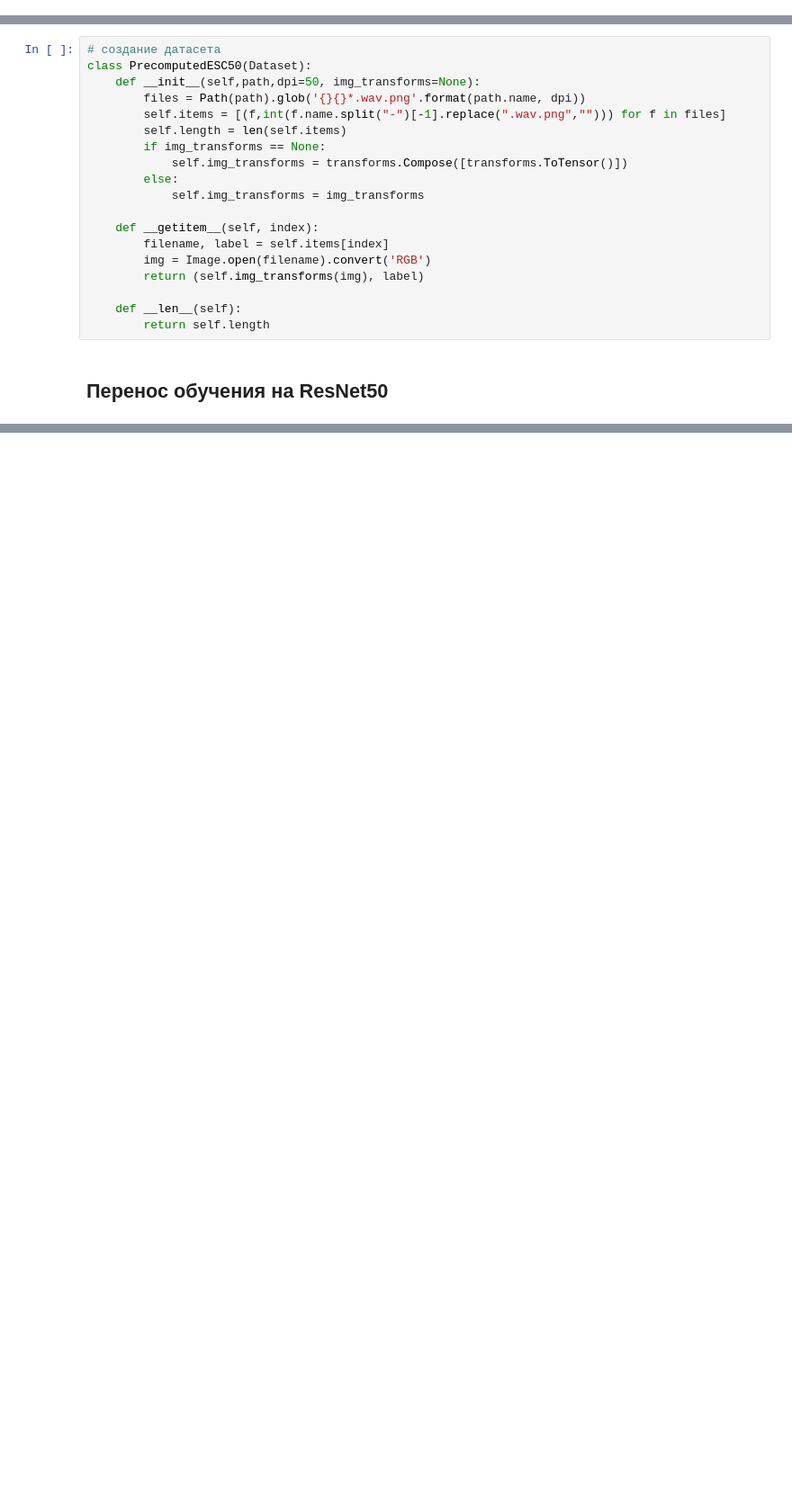
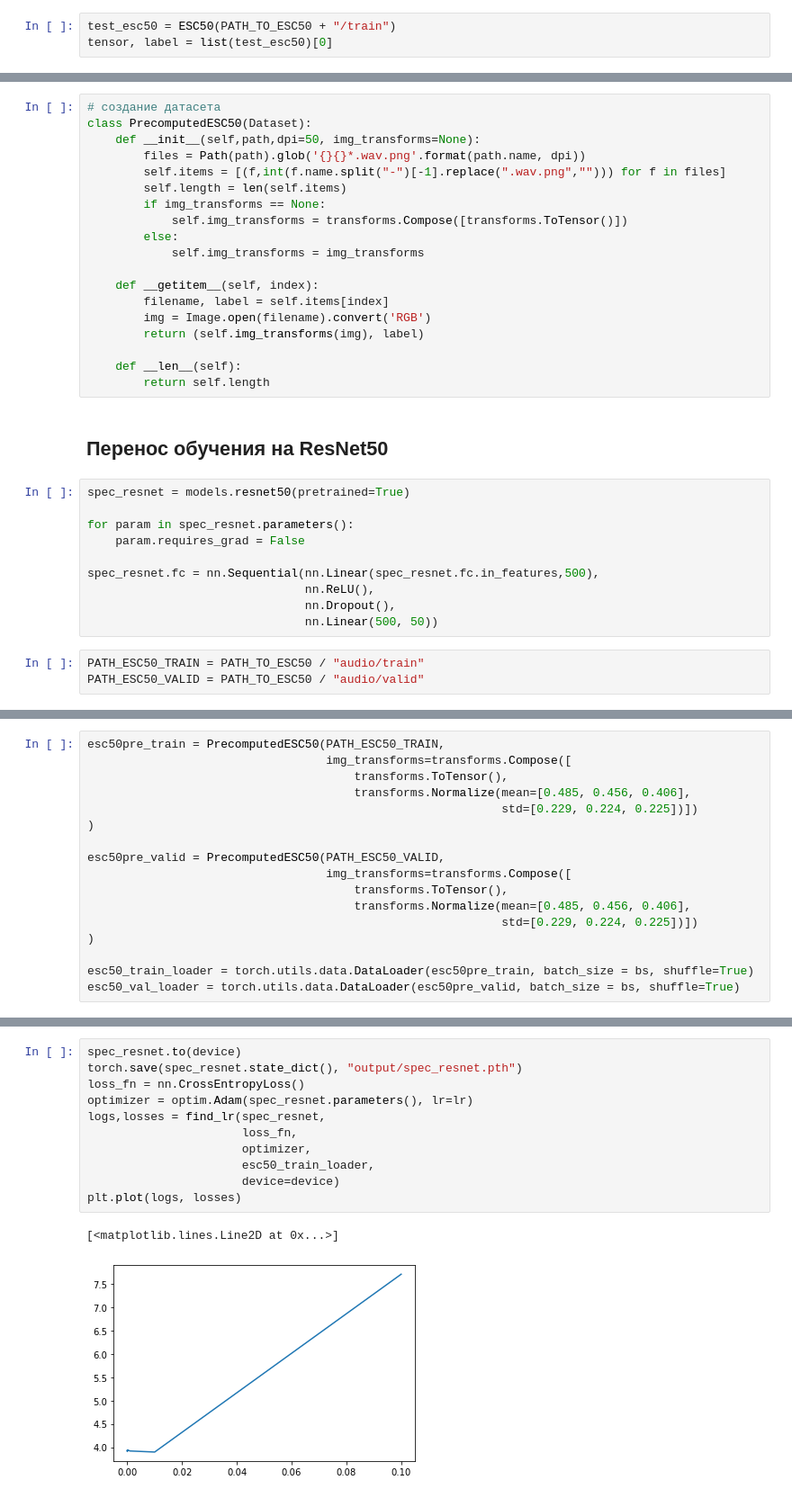
Before and after one commit to KonstantinKlepikov/all-python-ml-learning, a Jupyter notebook: pytorch-learning-sounds.ipynb, the cells around one changed output, grey strips where cells are left out. Shown at 90% size. Cells and saved outputs as stored; diff of their text form; blank space fills up the shorter version.

```diff
--- a/pytorch-learning-sounds.ipynb
+++ b/pytorch-learning-sounds.ipynb
@@ -167,3 +147,6 @@ tensor, label = list(test_esc50)[0]
+# %%
+test_esc50 = ESC50(PATH_TO_ESC50 + "/train")
+tensor, label = list(test_esc50)[0]
 # %%
 tensor
 # %% [output]
@@ -368,3 +350,16 @@ class PrecomputedESC50(Dataset):
         return self.length
 # %% [markdown]
 ## Перенос обучения на ResNet50
+# %%
+spec_resnet = models.resnet50(pretrained=True)
+
+for param in spec_resnet.parameters():
+    param.requires_grad = False
+
+spec_resnet.fc = nn.Sequential(nn.Linear(spec_resnet.fc.in_features,500),
+                               nn.ReLU(),
+                               nn.Dropout(),
+                               nn.Linear(500, 50))
+# %%
+PATH_ESC50_TRAIN = PATH_TO_ESC50 / "audio/train"
+PATH_ESC50_VALID = PATH_TO_ESC50 / "audio/valid"
@@ -370,0 +370,17 @@ class PrecomputedESC50(Dataset):
+# %%
+esc50pre_train = PrecomputedESC50(PATH_ESC50_TRAIN,
+                                  img_transforms=transforms.Compose([
+                                      transforms.ToTensor(),
+                                      transforms.Normalize(mean=[0.485, 0.456, 0.406],
+                                                           std=[0.229, 0.224, 0.225])])
+)
+
+esc50pre_valid = PrecomputedESC50(PATH_ESC50_VALID,
+                                  img_transforms=transforms.Compose([
+                                      transforms.ToTensor(),
+                                      transforms.Normalize(mean=[0.485, 0.456, 0.406],
+                                                           std=[0.229, 0.224, 0.225])])
+)
+
+esc50_train_loader = torch.utils.data.DataLoader(esc50pre_train, batch_size = bs, shuffle=True)
+esc50_val_loader = torch.utils.data.DataLoader(esc50pre_valid, batch_size = bs, shuffle=True)
@@ -370,0 +389,14 @@ class PrecomputedESC50(Dataset):
+# %%
+spec_resnet.to(device)
+torch.save(spec_resnet.state_dict(), "output/spec_resnet.pth")
+loss_fn = nn.CrossEntropyLoss()
+optimizer = optim.Adam(spec_resnet.parameters(), lr=lr)
+logs,losses = find_lr(spec_resnet,
+                      loss_fn,
+                      optimizer,
+                      esc50_train_loader,
+                      device=device)
+plt.plot(logs, losses)
+# %% [output]
+[<matplotlib.lines.Line2D at 0x...>]
+[figure, added]
```
Also changed, not shown: parts of 11 cells of this notebook.
